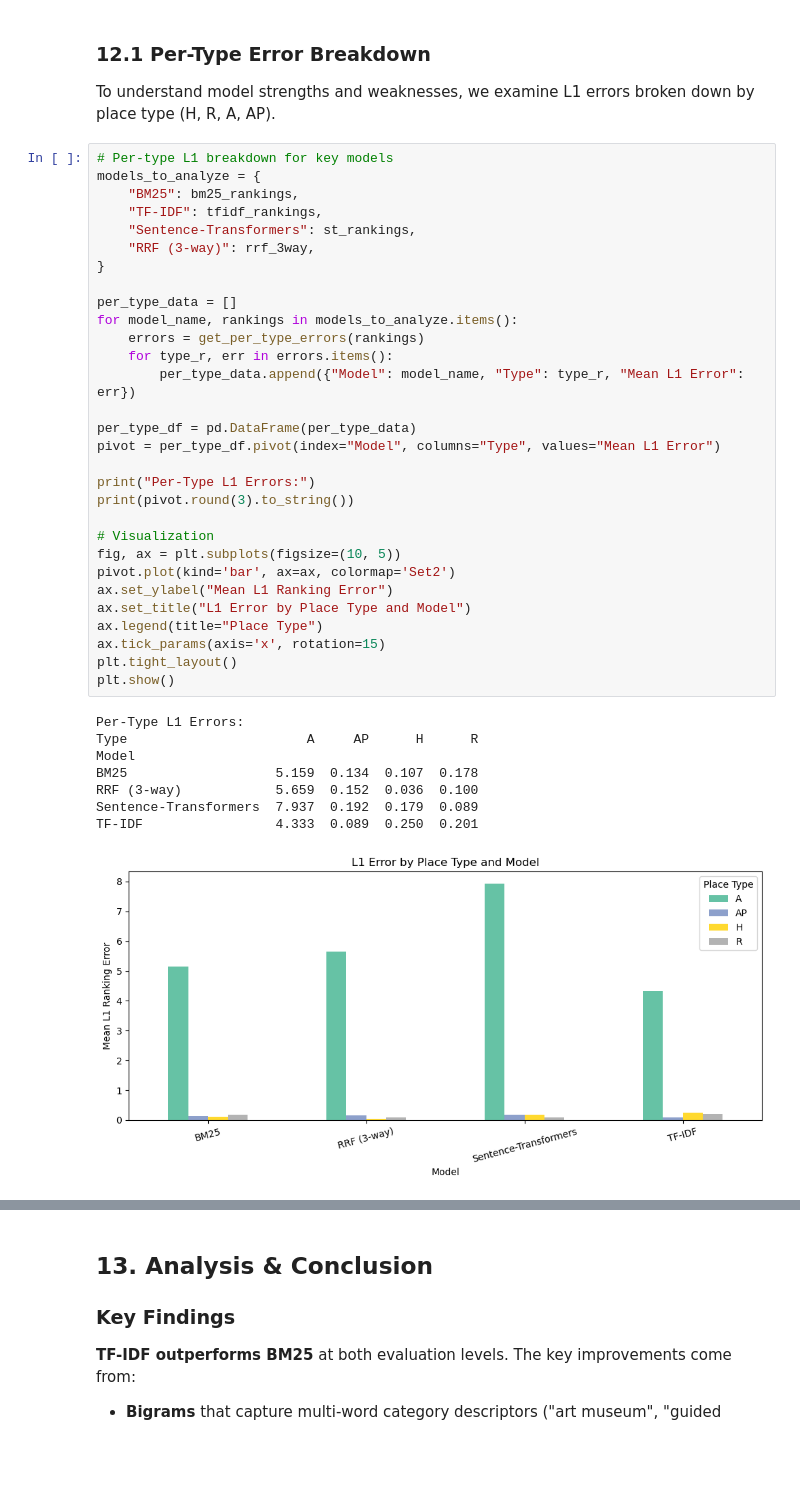
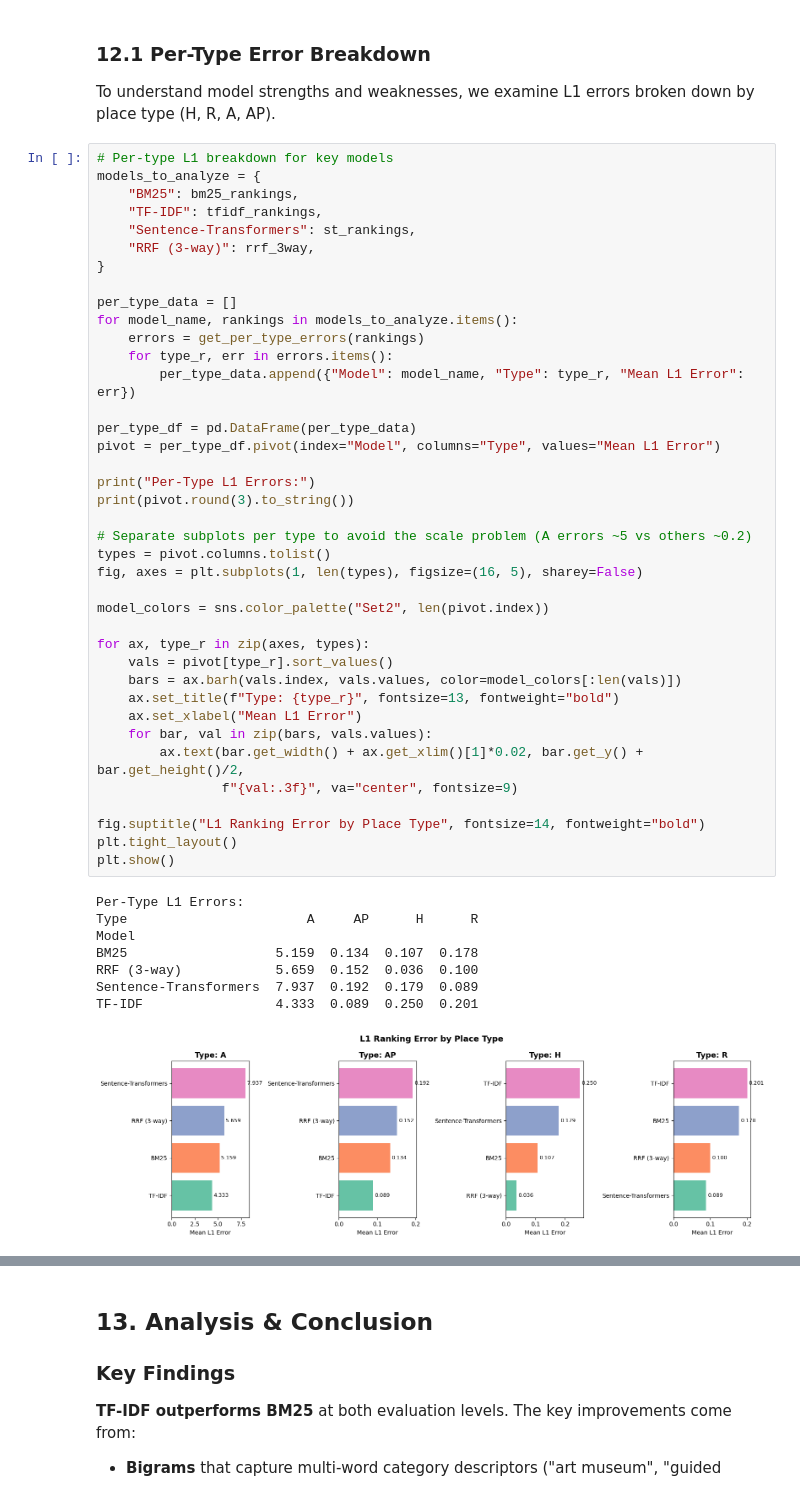
Before and after one commit to Loro67/tripadvisor-nlp-recommender, a Jupyter notebook: project_notebook.ipynb, the cells around one changed output, grey strips where cells are left out. Drawn from its saved outputs; the diff is of its cells as text; blank space fills up the shorter version.

```diff
--- a/project_notebook.ipynb
+++ b/project_notebook.ipynb
@@ -1104,38 +1104,47 @@ To understand model strengths and weaknesses, we examine L1 errors broken down b
 # Per-type L1 breakdown for key models
 models_to_analyze = {
     "BM25": bm25_rankings,
     "TF-IDF": tfidf_rankings,
     "Sentence-Transformers": st_rankings,
     "RRF (3-way)": rrf_3way,
 }
 
 per_type_data = []
 for model_name, rankings in models_to_analyze.items():
     errors = get_per_type_errors(rankings)
     for type_r, err in errors.items():
         per_type_data.append({"Model": model_name, "Type": type_r, "Mean L1 Error": err})
 
 per_type_df = pd.DataFrame(per_type_data)
 pivot = per_type_df.pivot(index="Model", columns="Type", values="Mean L1 Error")
 
 print("Per-Type L1 Errors:")
 print(pivot.round(3).to_string())
 
-# Visualization
-fig, ax = plt.subplots(figsize=(10, 5))
-pivot.plot(kind='bar', ax=ax, colormap='Set2')
-ax.set_ylabel("Mean L1 Ranking Error")
-ax.set_title("L1 Error by Place Type and Model")
-ax.legend(title="Place Type")
-ax.tick_params(axis='x', rotation=15)
+# Separate subplots per type to avoid the scale problem (A errors ~5 vs others ~0.2)
+types = pivot.columns.tolist()
+fig, axes = plt.subplots(1, len(types), figsize=(16, 5), sharey=False)
+
+model_colors = sns.color_palette("Set2", len(pivot.index))
+
+for ax, type_r in zip(axes, types):
+    vals = pivot[type_r].sort_values()
+    bars = ax.barh(vals.index, vals.values, color=model_colors[:len(vals)])
+    ax.set_title(f"Type: {type_r}", fontsize=13, fontweight="bold")
+    ax.set_xlabel("Mean L1 Error")
+    for bar, val in zip(bars, vals.values):
+        ax.text(bar.get_width() + ax.get_xlim()[1]*0.02, bar.get_y() + bar.get_height()/2,
+                f"{val:.3f}", va="center", fontsize=9)
+
+fig.suptitle("L1 Ranking Error by Place Type", fontsize=14, fontweight="bold")
 plt.tight_layout()
 plt.show()
 # %% [output]
 Per-Type L1 Errors:
 Type                       A     AP      H      R
 Model
 BM25                   5.159  0.134  0.107  0.178
 RRF (3-way)            5.659  0.152  0.036  0.100
 Sentence-Transformers  7.937  0.192  0.179  0.089
 TF-IDF                 4.333  0.089  0.250  0.201
-[figure, old version]
+[figure, new version]
```
Also changed, not shown: parts of 6 cells of this notebook.
